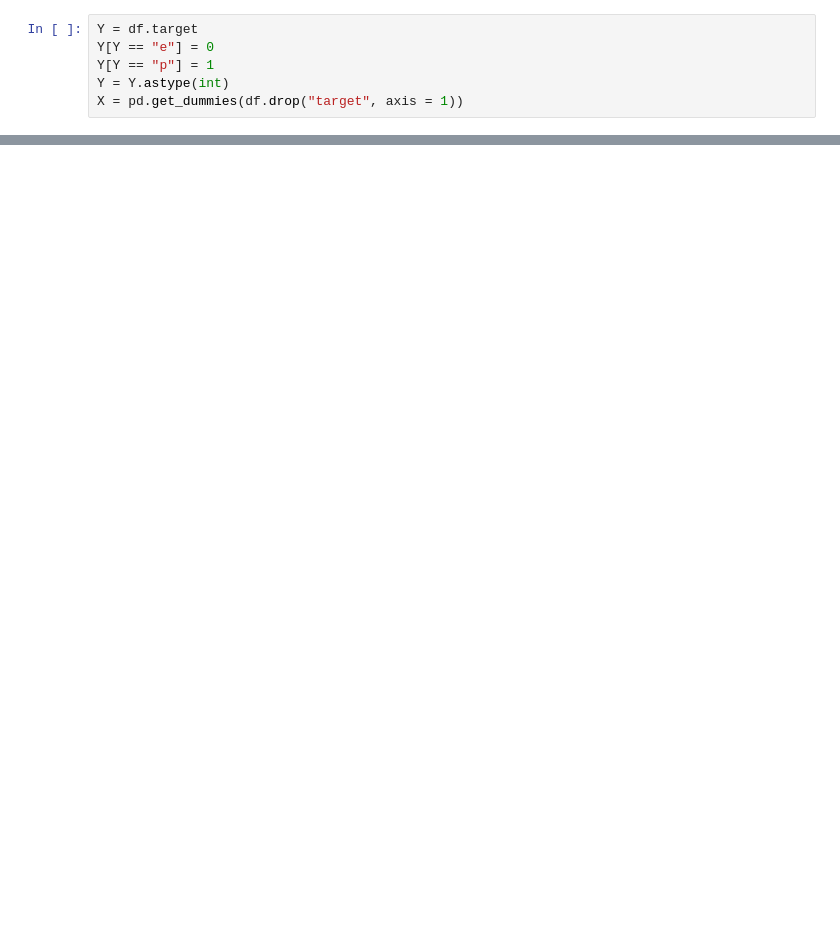
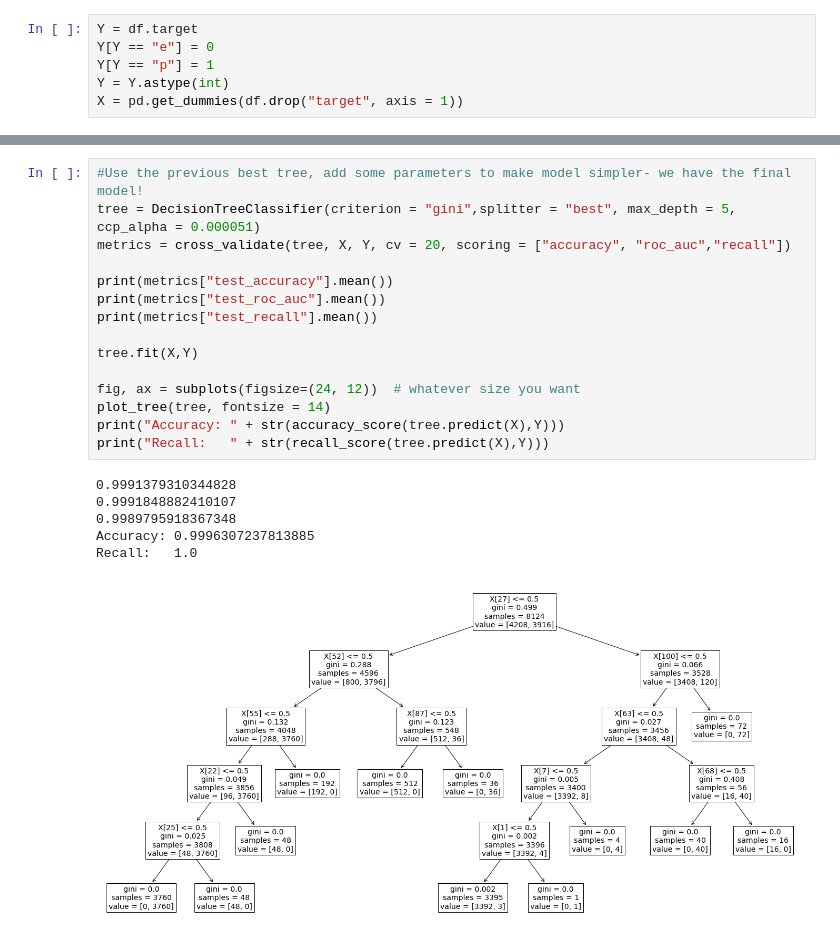
Before and after one commit to salbalkus/CIS490_Group5_FinalProject, a Jupyter notebook: Sal_Final_Project.ipynb, the cells around one changed output, grey strips where cells are left out. Cells and saved outputs as stored; diff of their text form; blank space fills up the shorter version.

```diff
--- a/Sal_Final_Project.ipynb
+++ b/Sal_Final_Project.ipynb
@@ -182,0 +199,22 @@ Recall:   1.0
+# %%
+#Use the previous best tree, add some parameters to make model simpler- we have the final model!
+tree = DecisionTreeClassifier(criterion = "gini",splitter = "best", max_depth = 5, ccp_alpha = 0.000051)
+metrics = cross_validate(tree, X, Y, cv = 20, scoring = ["accuracy", "roc_auc","recall"])
+
+print(metrics["test_accuracy"].mean())
+print(metrics["test_roc_auc"].mean())
+print(metrics["test_recall"].mean())
+
+tree.fit(X,Y)
+
+fig, ax = subplots(figsize=(24, 12))  # whatever size you want
+plot_tree(tree, fontsize = 14)
+print("Accuracy: " + str(accuracy_score(tree.predict(X),Y)))
+print("Recall:   " + str(recall_score(tree.predict(X),Y)))
+# %% [output]
+0.9991379310344828
+0.9991848882410107
+0.9989795918367348
+Accuracy: 0.9996307237813885
+Recall:   1.0
+[figure, added]
```
Also changed, not shown: parts of 23 cells of this notebook, 4 other files.
